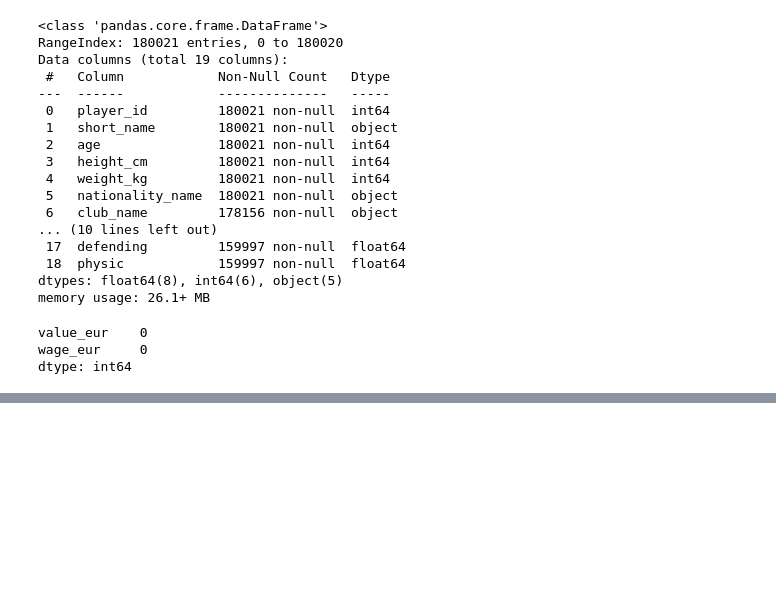
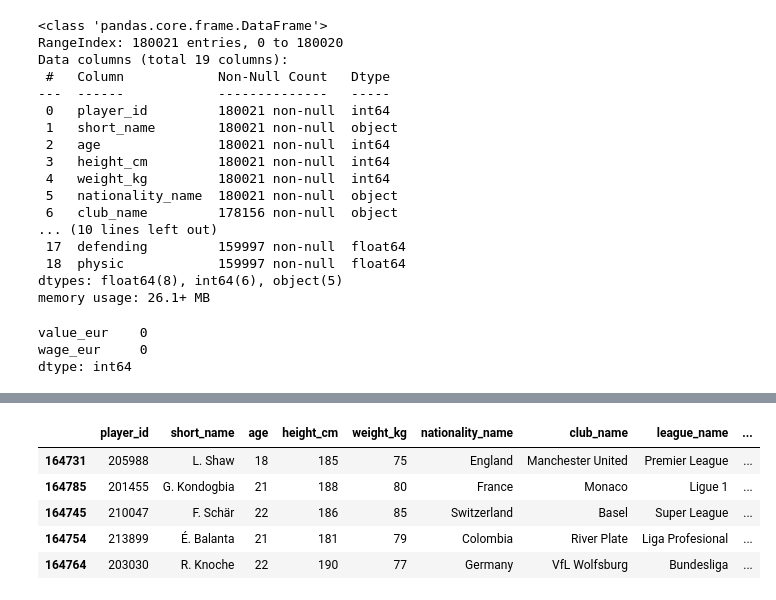
Before and after one commit to yeG00/Predictive-Football-Scouting, a Jupyter notebook: Data Cleaning.ipynb, the cells around one changed output, grey strips where cells are left out. Saved outputs shown, nothing was run; the diff lists cells and outputs as text; code cells hidden in the pictures; blank space fills up the shorter version.

```diff
--- a/Data Cleaning.ipynb
+++ b/Data Cleaning.ipynb
@@ -62,0 +85,11 @@ dtype: int64
+# %%
+cheap_stars = young_talents.sort_values(by='maaliyet_per_overall', ascending=True)
+# %%
+cheap_stars.head()
+# %% [output]
+|  | player_id | short_name | age | height_cm | weight_kg | nationality_name | club_name | league_name | ... |
+| 164731 | 205988 | L. Shaw | 18 | 185 | 75 | England | Manchester United | Premier League | ... |
+| 164785 | 201455 | G. Kondogbia | 21 | 188 | 80 | France | Monaco | Ligue 1 | ... |
+| 164745 | 210047 | F. Schär | 22 | 186 | 85 | Switzerland | Basel | Super League | ... |
+| 164754 | 213899 | É. Balanta | 21 | 181 | 79 | Colombia | River Plate | Liga Profesional | ... |
+| 164764 | 203030 | R. Knoche | 22 | 190 | 77 | Germany | VfL Wolfsburg | Bundesliga | ... |
```
Also changed, not shown: parts of 18 cells of this notebook.
